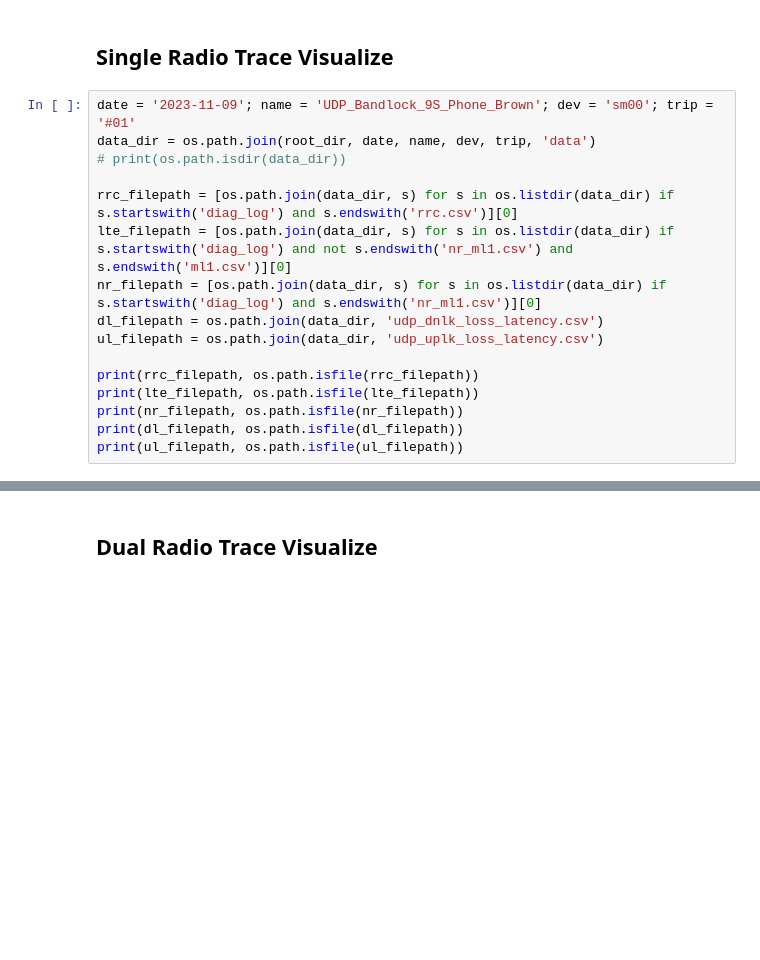
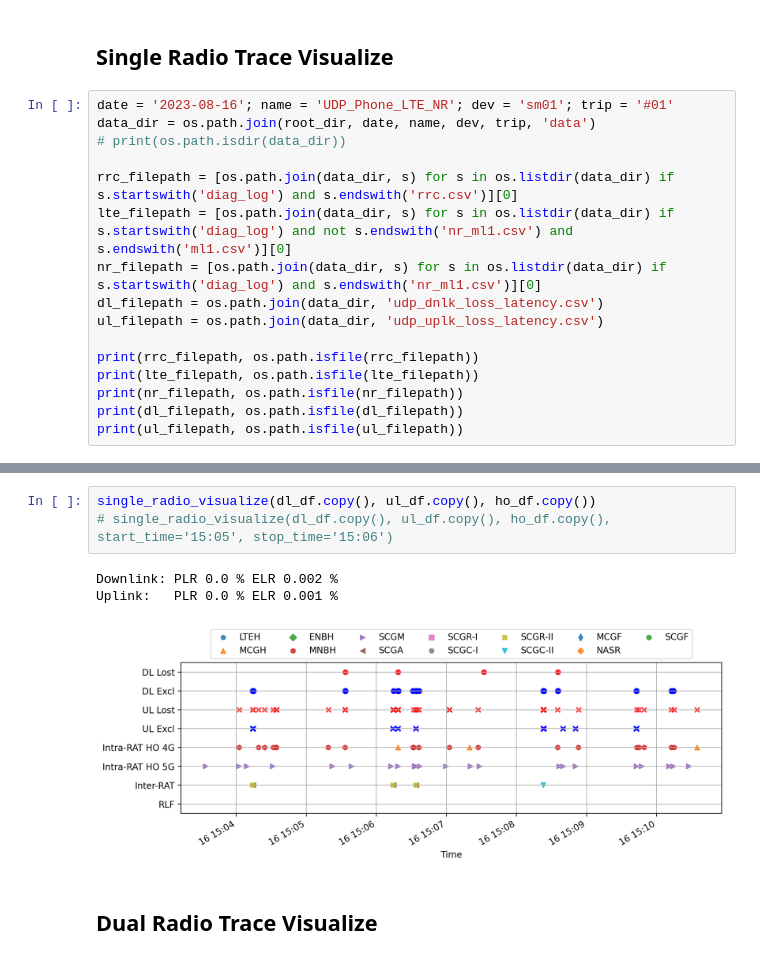
Before and after one commit to mollyy0514/wmnl-handoff-research, a Jupyter notebook: analysis/2023-11-16-comprehensive_analysis.ipynb, the cells around one changed output, grey strips where cells are left out. Drawn from its saved outputs; the diff is of its cells as text; blank space fills up the shorter version.

```diff
--- a/analysis/2023-11-16-comprehensive_analysis.ipynb
+++ b/analysis/2023-11-16-comprehensive_analysis.ipynb
@@ -924,7 +1057,7 @@ X: RF Module has never been turned on. It could be under pure LTE or an anomaly.
 # %% [markdown]
 ## Single Radio Trace Visualize
 # %%
-date = '2023-11-09'; name = 'UDP_Bandlock_9S_Phone_Brown'; dev = 'sm00'; trip = '#01'
+date = '2023-08-16'; name = 'UDP_Phone_LTE_NR'; dev = 'sm01'; trip = '#01'
 data_dir = os.path.join(root_dir, date, name, dev, trip, 'data')
 # print(os.path.isdir(data_dir))
 
@@ -1011,3 +1170,10 @@ rlf = ['MCGF', 'NASR', 'SCGF']
+# %%
+single_radio_visualize(dl_df.copy(), ul_df.copy(), ho_df.copy())
+# single_radio_visualize(dl_df.copy(), ul_df.copy(), ho_df.copy(), start_time='15:05', stop_time='15:06')
+# %% [output]
+Downlink: PLR 0.0 % ELR 0.002 %
+Uplink:   PLR 0.0 % ELR 0.001 %
+[figure, added]
 # %% [markdown]
 ## Dual Radio Trace Visualize
 # %%
```
Also changed, not shown: parts of 15 cells of this notebook, 8 other files.
